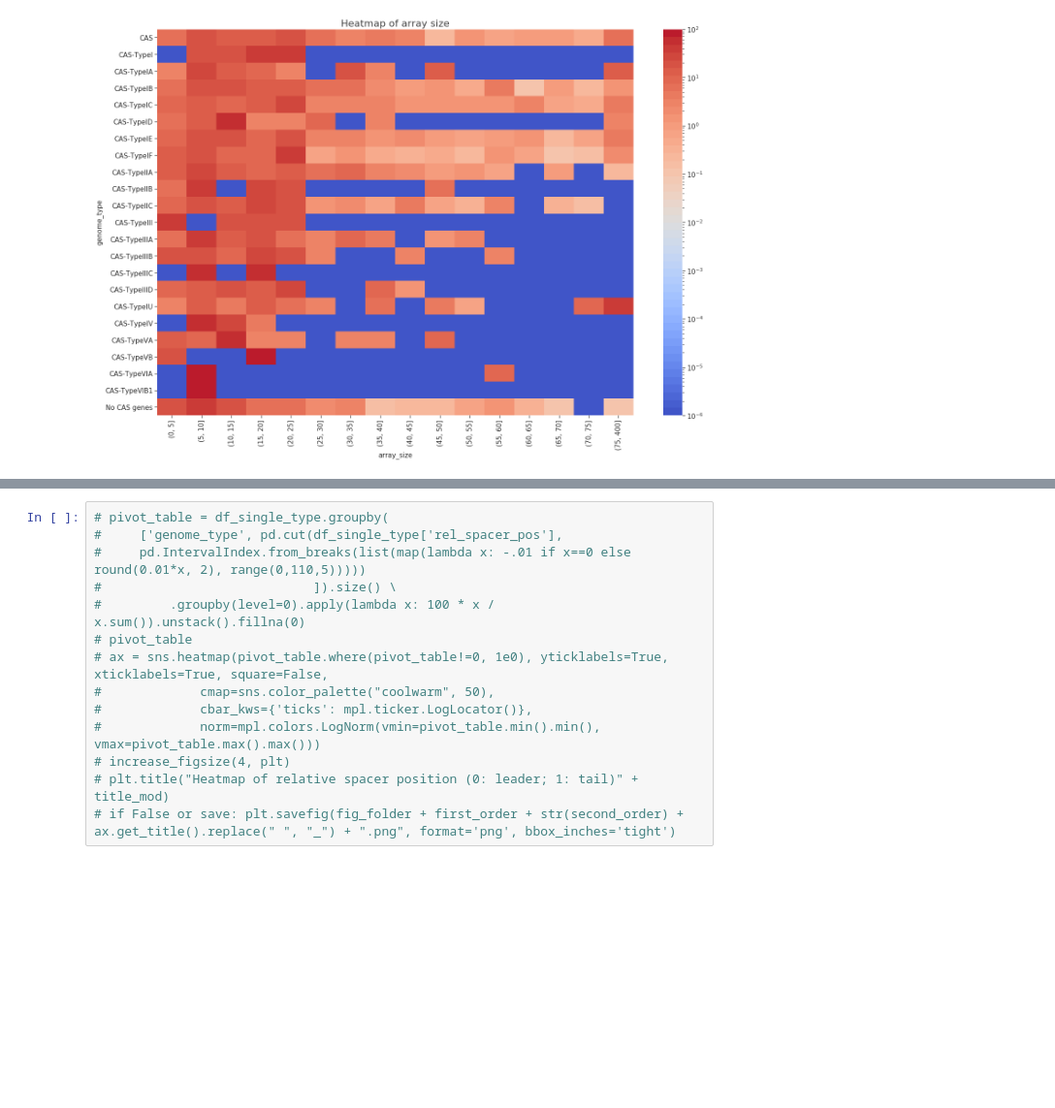
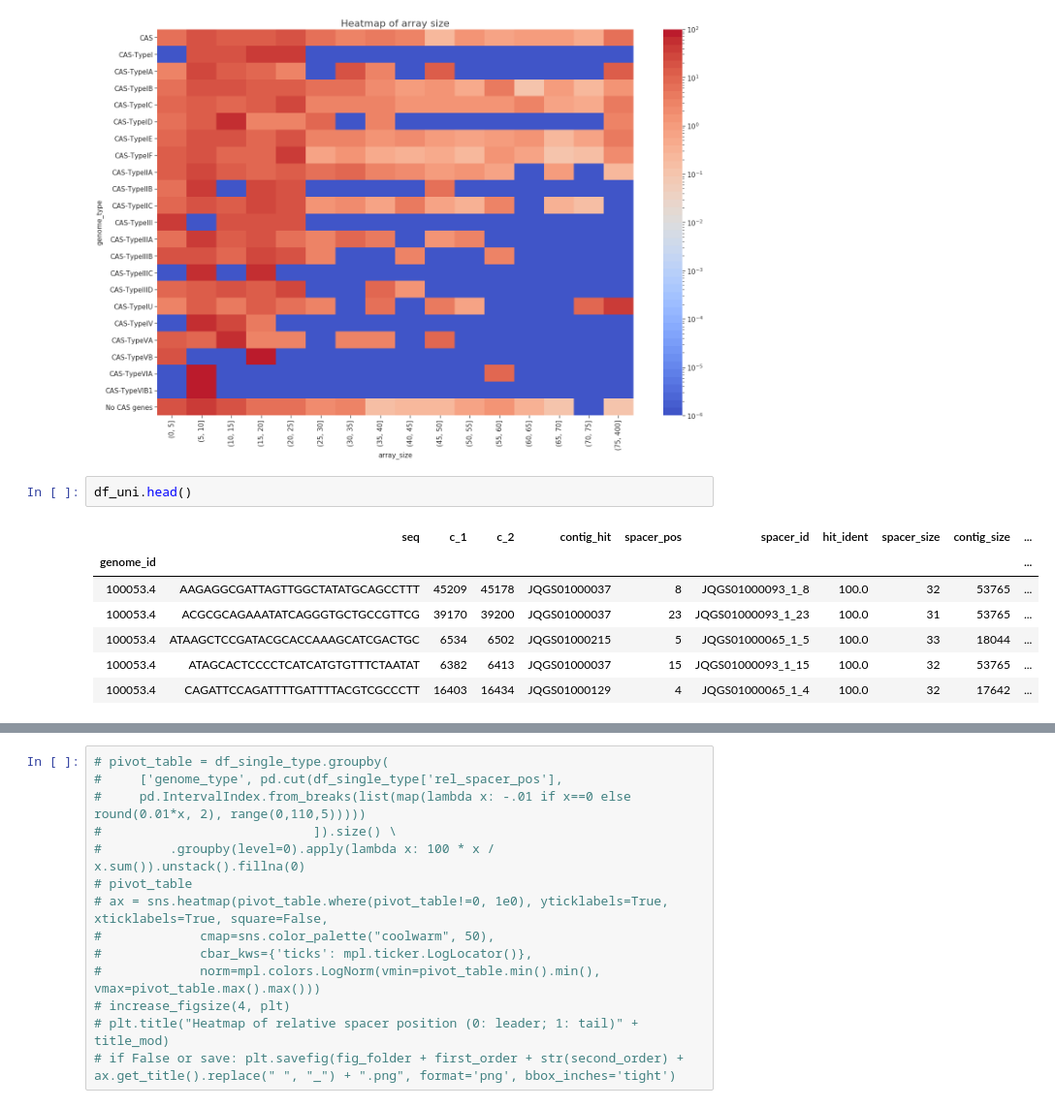
Before and after one commit to hwalinga/self-targeting-spacers-notebooks, a Jupyter notebook: main.ipynb, the cells around one changed output, grey strips where cells are left out. Shown at 97% size. Cells and saved outputs as stored; diff of their text form; blank space fills up the shorter version.

```diff
--- a/main.ipynb
+++ b/main.ipynb
@@ -1782,3 +1855,13 @@ plt.title("Heatmap of array size" + title_mod)
 # %% [output]
 Text(0.5, 1.0, 'Heatmap of array size')
 [figure]
+# %%
+df_uni.head()
+# %% [output]
+|  | seq | c_1 | c_2 | contig_hit | spacer_pos | spacer_id | hit_ident | spacer_size | contig_size | ... |
+| genome_id |  |  |  |  |  |  |  |  |  | ... |
+| 100053.4 | AAGAGGCGATTAGTTGGCTATATGCAGCCTTT | 45209 | 45178 | JQGS01000037 | 8 | JQGS01000093_1_8 | 100.0 | 32 | 53765 | ... |
+| 100053.4 | ACGCGCAGAAATATCAGGGTGCTGCCGTTCG | 39170 | 39200 | JQGS01000037 | 23 | JQGS01000093_1_23 | 100.0 | 31 | 53765 | ... |
+| 100053.4 | ATAAGCTCCGATACGCACCAAAGCATCGACTGC | 6534 | 6502 | JQGS01000215 | 5 | JQGS01000065_1_5 | 100.0 | 33 | 18044 | ... |
+| 100053.4 | ATAGCACTCCCCTCATCATGTGTTTCTAATAT | 6382 | 6413 | JQGS01000037 | 15 | JQGS01000093_1_15 | 100.0 | 32 | 53765 | ... |
+| 100053.4 | CAGATTCCAGATTTTGATTTTACGTCGCCCTT | 16403 | 16434 | JQGS01000129 | 4 | JQGS01000065_1_4 | 100.0 | 32 | 17642 | ... |
```
Also changed, not shown: parts of 46 cells of this notebook.
